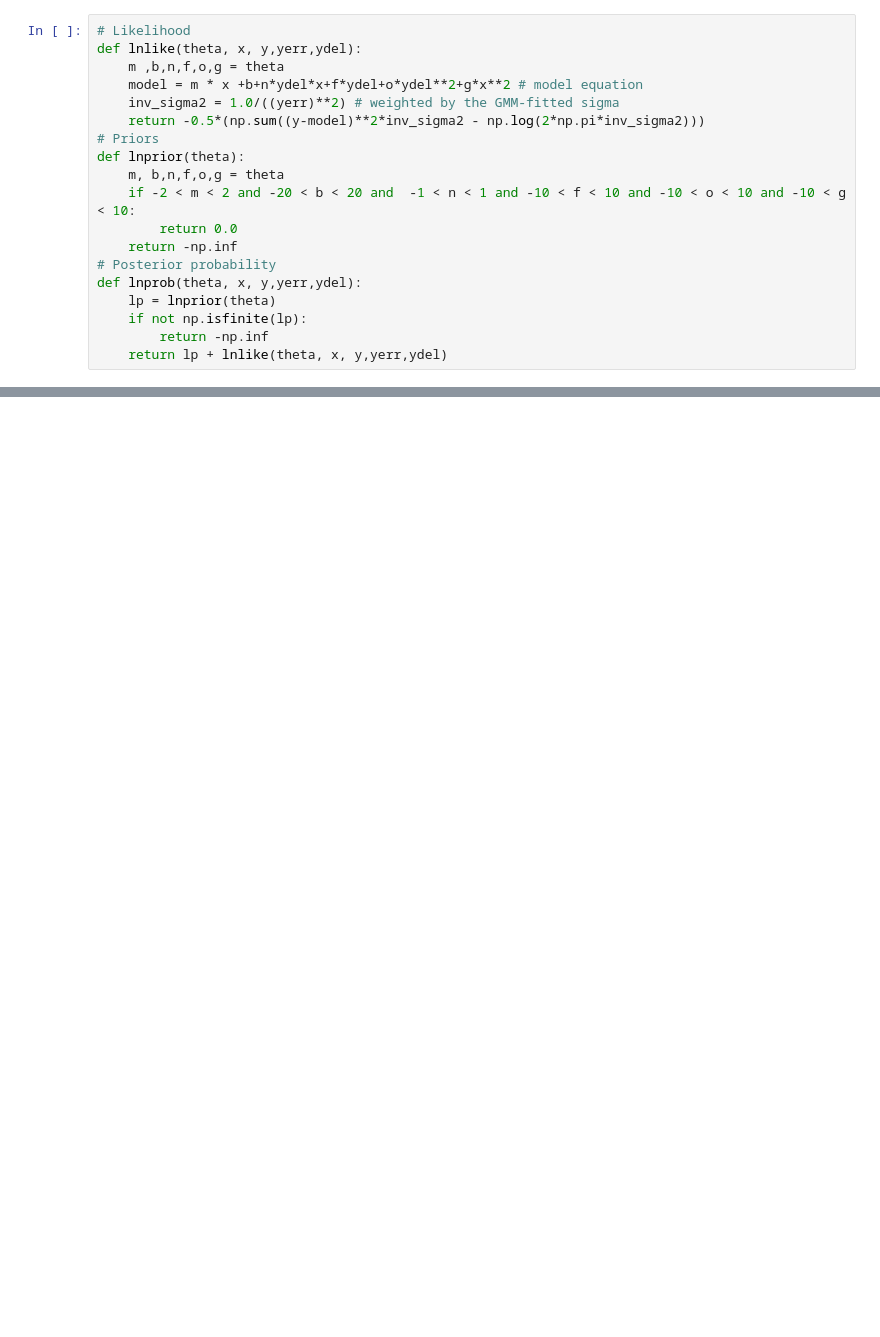
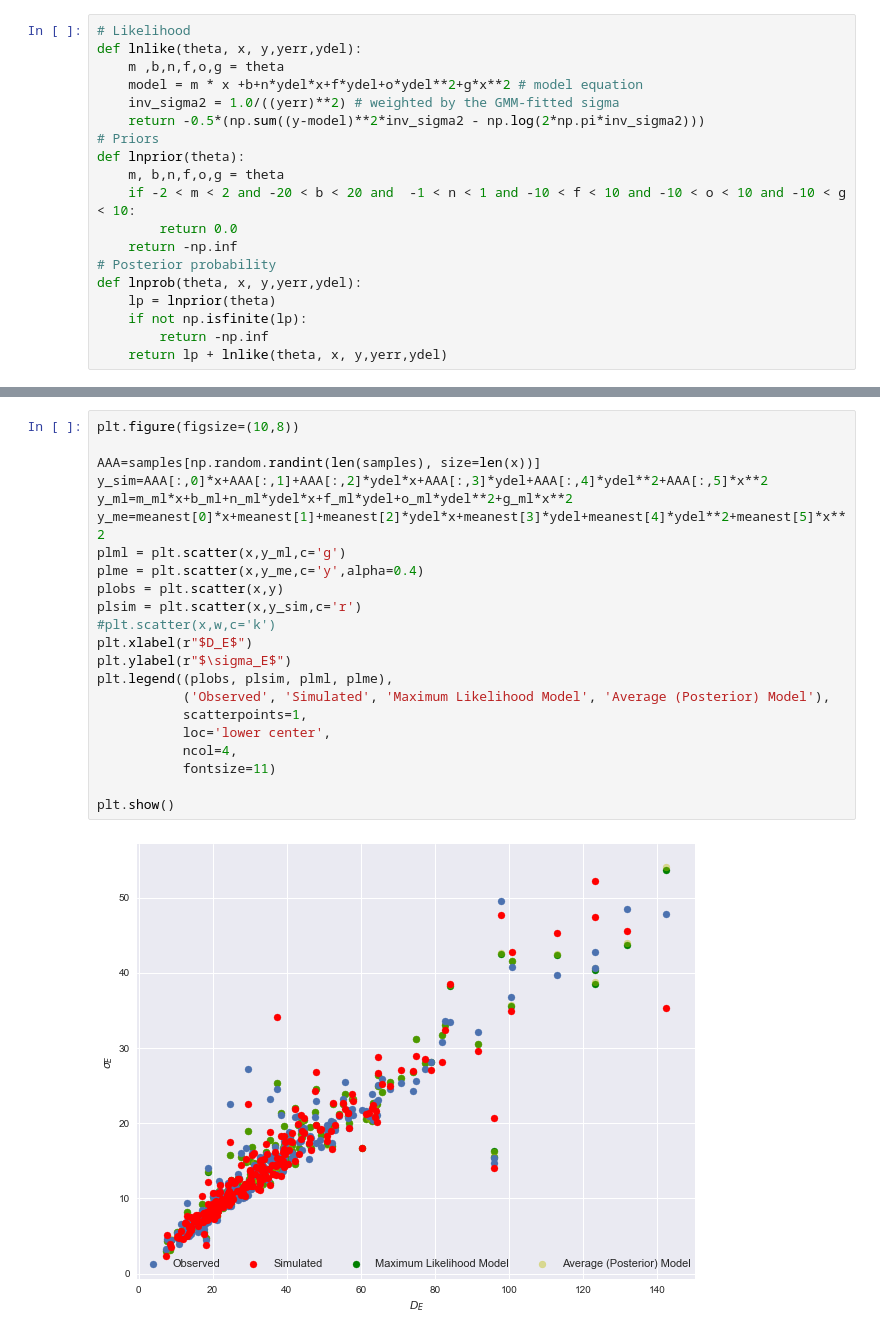
Before and after one commit to saint-germain/anisotropias, a Jupyter notebook: bootstrap predictive test.ipynb, the cells around one changed output, grey strips where cells are left out. Drawn from its saved outputs; the diff is of its cells as text; blank space fills up the shorter version.

```diff
--- a/bootstrap predictive test.ipynb
+++ b/bootstrap predictive test.ipynb
@@ -323,0 +130,24 @@ len(this)
+# %%
+plt.figure(figsize=(10,8))
+
+AAA=samples[np.random.randint(len(samples), size=len(x))]
+y_sim=AAA[:,0]*x+AAA[:,1]+AAA[:,2]*ydel*x+AAA[:,3]*ydel+AAA[:,4]*ydel**2+AAA[:,5]*x**2
+y_ml=m_ml*x+b_ml+n_ml*ydel*x+f_ml*ydel+o_ml*ydel**2+g_ml*x**2
+y_me=meanest[0]*x+meanest[1]+meanest[2]*ydel*x+meanest[3]*ydel+meanest[4]*ydel**2+meanest[5]*x**2
+plml = plt.scatter(x,y_ml,c='g')
+plme = plt.scatter(x,y_me,c='y',alpha=0.4)
+plobs = plt.scatter(x,y)
+plsim = plt.scatter(x,y_sim,c='r')
+#plt.scatter(x,w,c='k')
+plt.xlabel(r"$D_E$")
+plt.ylabel(r"$\sigma_E$")
+plt.legend((plobs, plsim, plml, plme),
+           ('Observed', 'Simulated', 'Maximum Likelihood Model', 'Average (Posterior) Model'),
+           scatterpoints=1,
+           loc='lower center',
+           ncol=4,
+           fontsize=11)
+
+plt.show()
+# %% [output]
+[figure, added]
```
Also changed, not shown: parts of 76 cells of this notebook.
